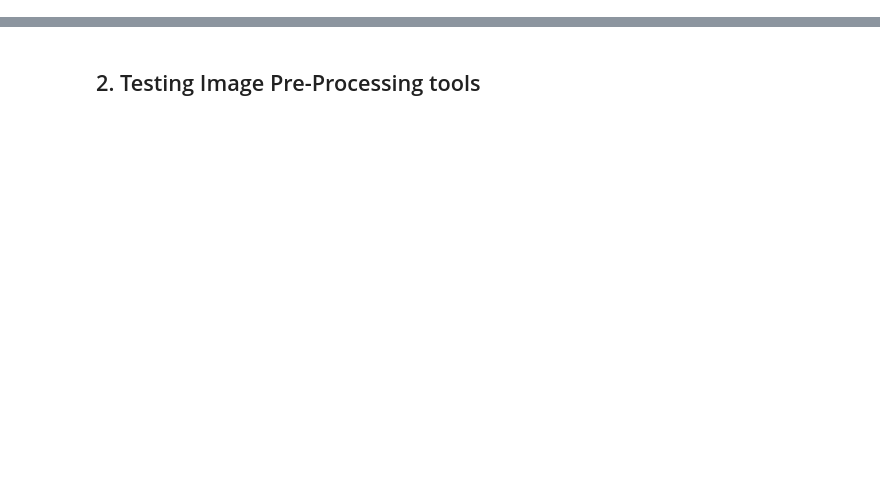
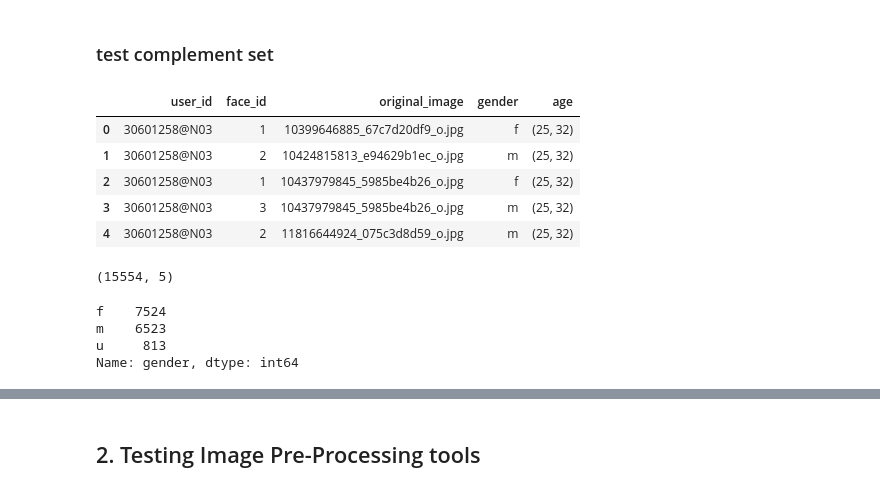
Before and after one commit to davidmrdavid/demographics_net, a Jupyter notebook: src/notebooks/Splitting the Data.ipynb, the cells around one changed output, grey strips where cells are left out. Saved outputs shown, nothing was run; the diff lists cells and outputs as text; code cells hidden in the pictures; blank space fills up the shorter version.

```diff
--- a/src/notebooks/Splitting the Data.ipynb
+++ b/src/notebooks/Splitting the Data.ipynb
@@ -82,0 +47,13 @@ Name: gender, dtype: int64
+# %%
+# Extracting the test partition and creating a combined train_validation (trvl) superset
+
+folds = []
+for index in range(num_train_folds):
+    path = metadata_path % index
+    folds.append(pd.read_csv(filepath_or_buffer=path, sep="\t"))
+
+trvl_meta = pd.concat(folds, ignore_index=True)
+test_meta   = pd.read_csv(filepath_or_buffer=metadata_test, sep="\t")
+
+trvl_meta = trvl_meta[relevant_cols]
+test_meta = test_meta[relevant_cols]
@@ -82,0 +122,22 @@ Name: gender, dtype: int64
+# %% [markdown]
+### test complement set
+# %%
+trvl_meta.head()
+# %% [output]
+|  | user_id | face_id | original_image | gender | age |
+| 0 | 30601258@N03 | 1 | 10399646885_67c7d20df9_o.jpg | f | (25, 32) |
+| 1 | 30601258@N03 | 2 | 10424815813_e94629b1ec_o.jpg | m | (25, 32) |
+| 2 | 30601258@N03 | 1 | 10437979845_5985be4b26_o.jpg | f | (25, 32) |
+| 3 | 30601258@N03 | 3 | 10437979845_5985be4b26_o.jpg | m | (25, 32) |
+| 4 | 30601258@N03 | 2 | 11816644924_075c3d8d59_o.jpg | m | (25, 32) |
+# %%
+trvl_meta.shape
+# %% [output]
+(15554, 5)
+# %%
+trvl_meta["gender"].value_counts()
+# %% [output]
+f    7524
+m    6523
+u     813
+Name: gender, dtype: int64
```
Also changed, not shown: parts of 79 cells of this notebook.
